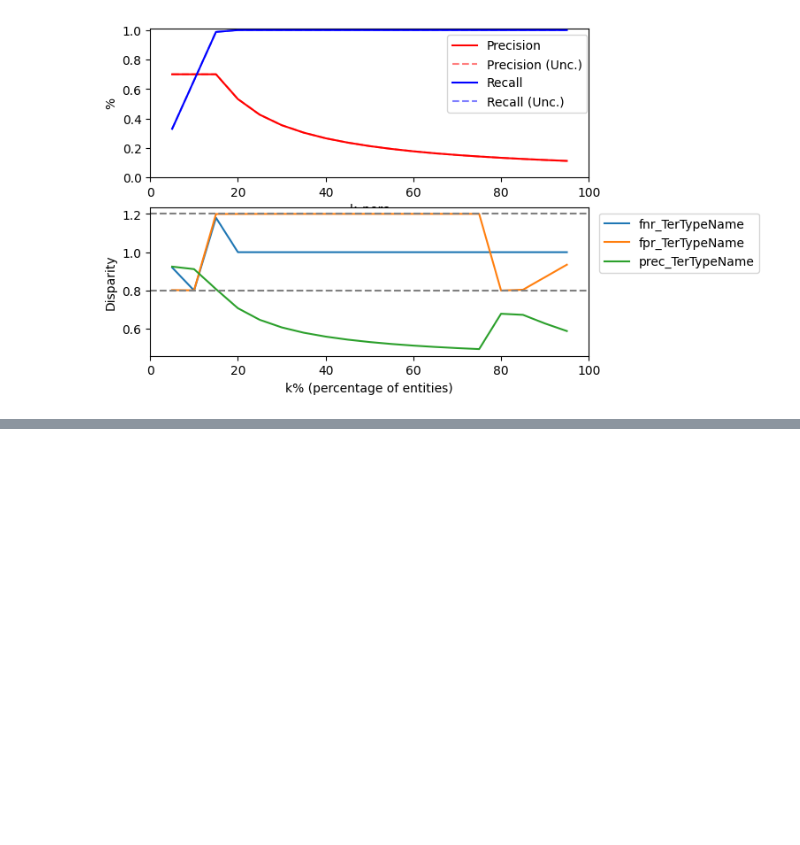
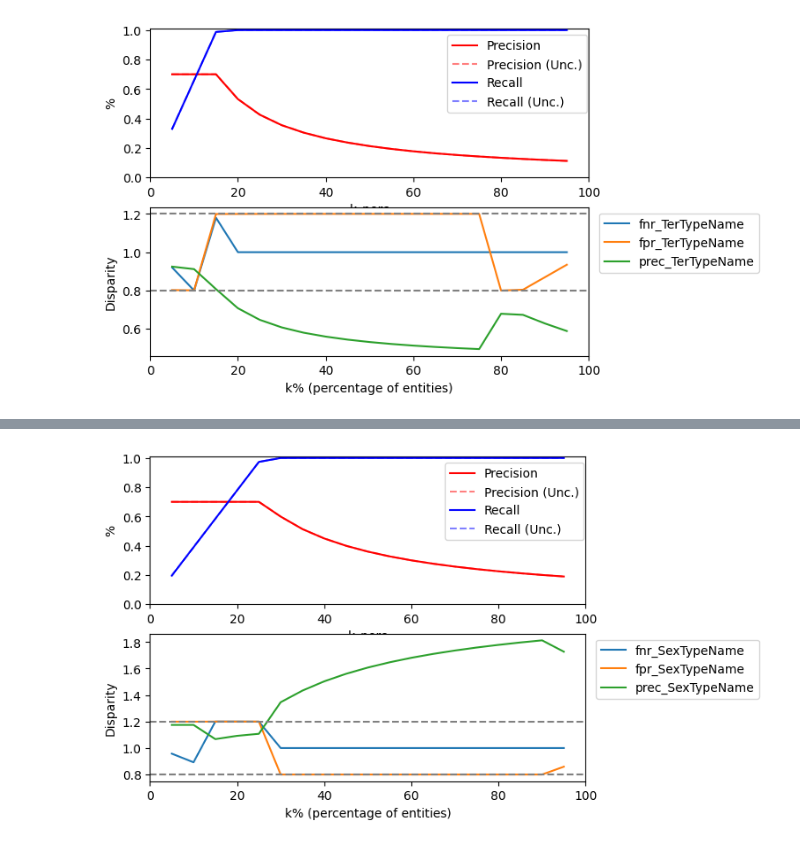
Before and after one commit to smyarga/fairness_testing_ZNO, a Jupyter notebook: ZNO_fairness.ipynb, the cells around one changed output, grey strips where cells are left out. Drawn from its saved outputs; the diff is of its cells as text; code cells hidden in the pictures; blank space fills up the shorter version.

Commit message:
Hist SexTer

```diff
--- a/ZNO_fairness.ipynb
+++ b/ZNO_fairness.ipynb
@@ -4015,0 +4019,16 @@ NameError: name 'fo' is not defined
+# %%
+data_raw = pd.read_csv('/Users/Air/iCloud Drive (Archive)/Documents/УКУ/NY/Datasets_ZNO/ZNO_Hist.csv', sep=',')
+y = data_raw['HistTestStatus'].to_numpy()
+data_raw['label_value'] = y
+# %%
+fo = FairnessEvaluator(data_raw,
+                      'label_value',
+                      'SexTypeName',
+                      metrics=['fpr','fnr', 'tpr'],
+                      metrics_to_plot=['fnr','fpr', 'prec'],
+                      fully_constrained=False,
+                      precision_ub = 0.7,
+                      #metric_fairness_bounds={'tpr': [0.995,1.005]}
+                      )
+df = fo.evaluate()
+print(df)
@@ -4015,0 +4241,4 @@ NameError: name 'fo' is not defined
+# %%
+fo.plot(x_scale_perc=True)
+# %% [output]
+[figure, added]
```
Also changed, not shown: parts of 8 cells of this notebook, 1 other file.
